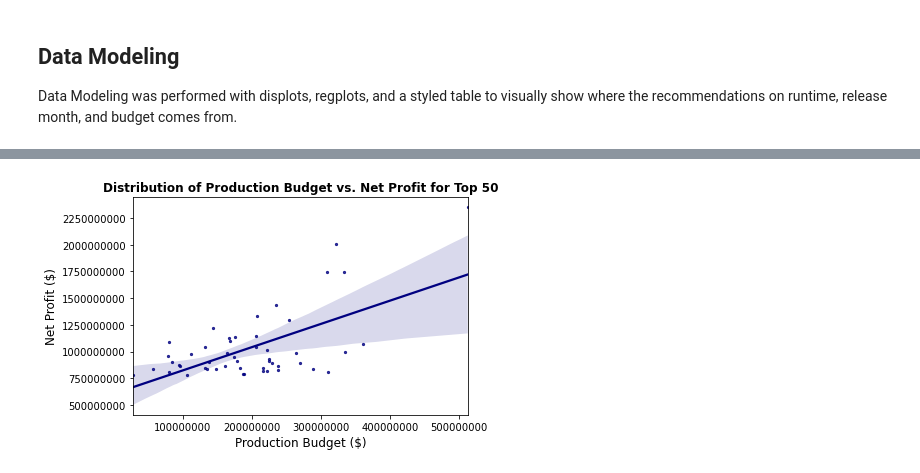
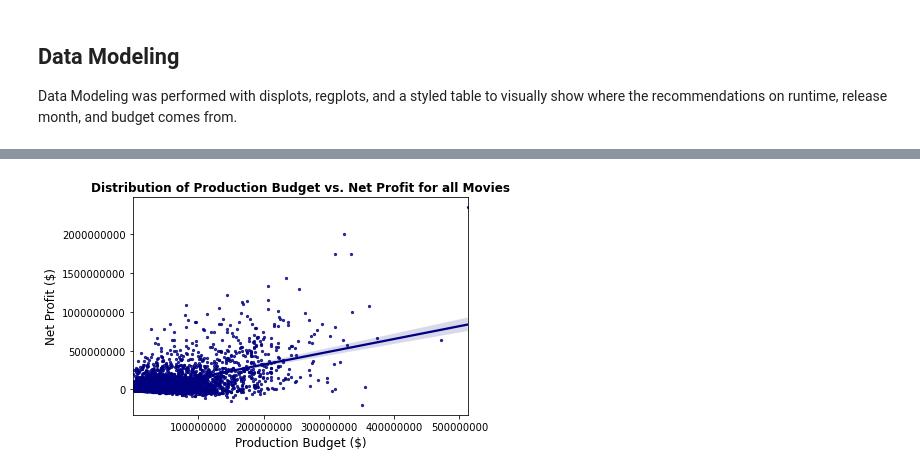
Before and after one commit to rachelfein/project, a Jupyter notebook: Microsoft_Movie_Analysis.ipynb, the cells around one changed output, grey strips where cells are left out. Cells and saved outputs as stored; diff of their text form; code cells hidden in the pictures.

```diff
--- a/Microsoft_Movie_Analysis.ipynb
+++ b/Microsoft_Movie_Analysis.ipynb
@@ -562,18 +489,17 @@ plt.savefig("./images/month_worst_profit.png", dpi=150, bbox_inches = "tight")
 # %%
 '''
-I chose to use a regplot because it can help predict the profit based on budget. I Only used top 50 net profit movies
-in the first plot so I can show a closer look at what the budget range is for the most sucessful. I also included a
-regplot for the top 100 movies so the client can also see what the predicted profits would be fora lower budget
-movie.
+I chose to use a regplot because it can help predict the profit based on budget so the client can also see what
+the predicted profits would be fora lower budget movie.
 '''
-# Data model to show how production budget can aid in determining a movie's successful
 
-sns.regplot(x="adjusted_production_budget", y="net_profit", data=df_net_profit.head(50), scatter_kws={'s':5},
+# when including more data the line of regression shows a lower prediction for the net profit
+# this plot suggests that there are more characteristics to making a successful movie than just budget
+sns.regplot(x="adjusted_production_budget", y="net_profit", data=df_net_profit, scatter_kws={'s':5},
             color='navy')
 plt.xlabel("Production Budget ($)", size=12)
 plt.ylabel("Net Profit ($)", size=12)
-plt.title("Distribution of Production Budget vs. Net Profit for Top 50", weight='bold', size=12)
+plt.title("Distribution of Production Budget vs. Net Profit for all Movies", weight='bold', size=12)
 plt.ticklabel_format(style='plain')
-plt.savefig("./images/budget_vs_profit_50.png", dpi=150, bbox_inches = "tight")
+plt.savefig("./images/budget_vs_profit_all.png", dpi=150, bbox_inches = "tight")
 # %% [output]
-[figure, old version]
+[figure, new version]
```
Also changed, not shown: parts of 27 cells of this notebook, 8 other files.
